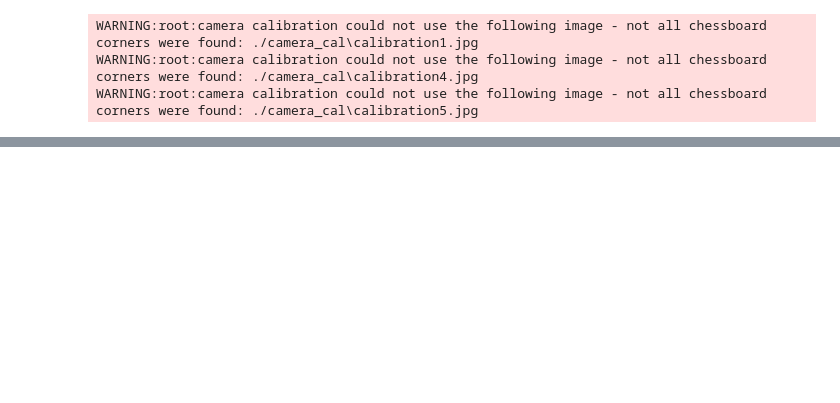
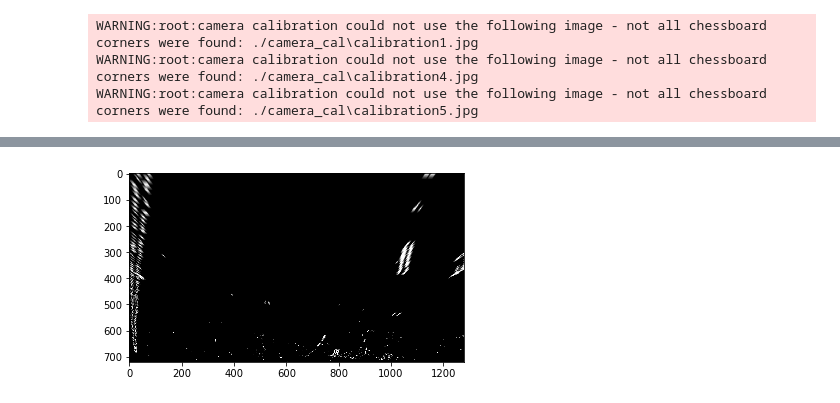
Before and after one commit to mastah43/CarND-Advanced-Lane-Lines, a Jupyter notebook: lane_finding.ipynb, the cells around one changed output, grey strips where cells are left out. Cells and saved outputs as stored; diff of their text form; code cells hidden in the pictures; blank space fills up the shorter version.

```diff
--- a/lane_finding.ipynb
+++ b/lane_finding.ipynb
@@ -49,5 +56,9 @@ plot_image(img_lanes)
 # %%
+import camera_birdview_transform
+importlib.reload(camera_birdview_transform)
 from camera_birdview_transform import CameraImagePerspectiveTransform
 img_transformer = CameraImagePerspectiveTransform()
 img_lanes_birdview = img_transformer.to_birdview(img_lanes)
 plot_image(img_lanes_birdview)
+# %% [output]
+[figure, added]
```
Also changed, not shown: parts of 5 cells of this notebook, 2 other files.
